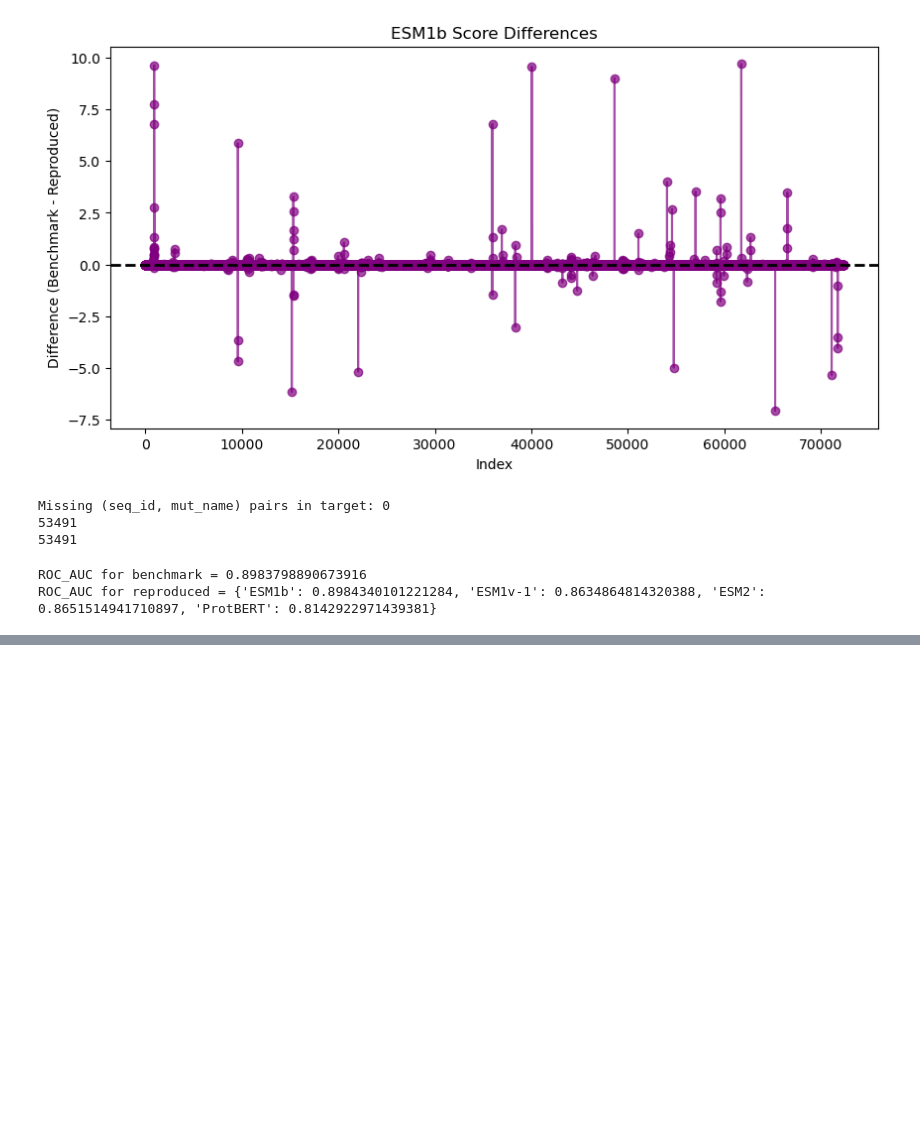
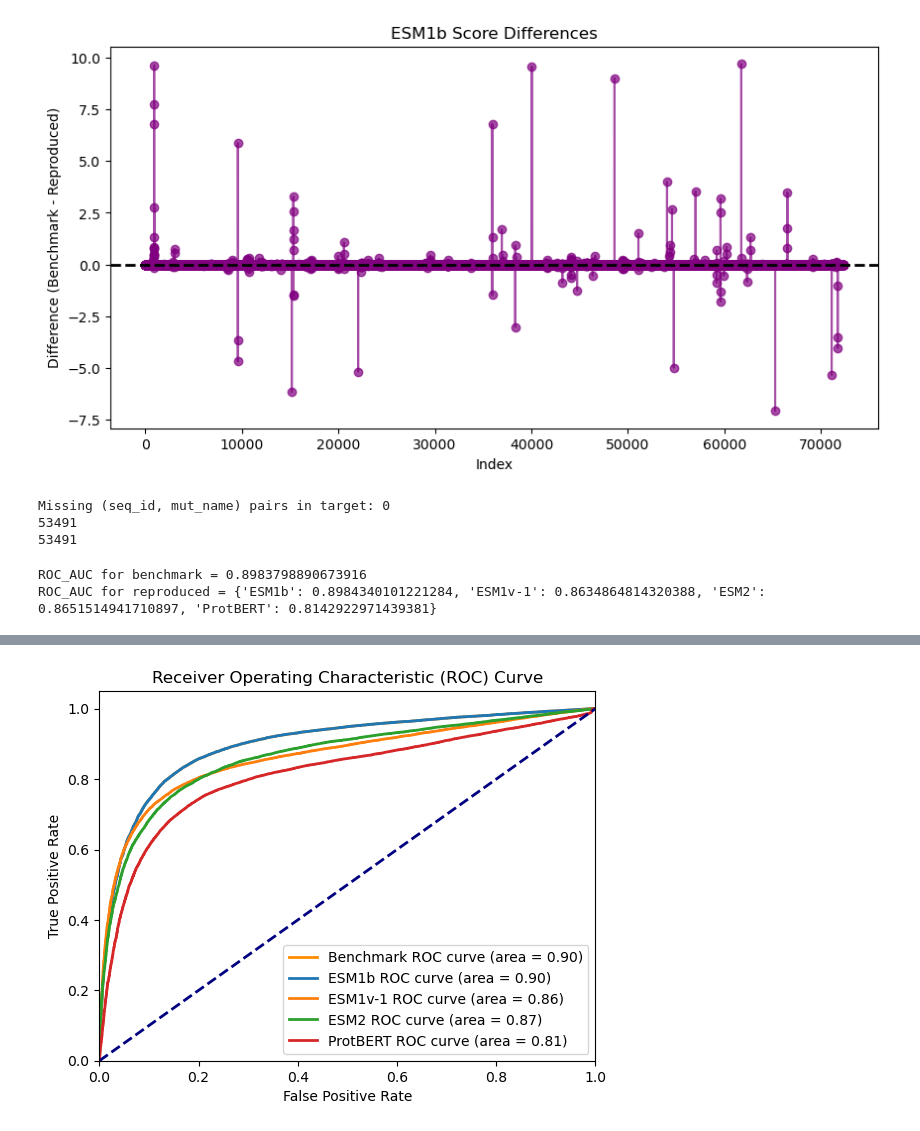
Before and after one commit to zhuohengwang/NYU-Langone, a Jupyter notebook: esm-variants/visualization_benchmark.ipynb, the cells around one changed output, grey strips where cells are left out. Drawn from its saved outputs; the diff is of its cells as text; code cells hidden in the pictures; blank space fills up the shorter version.

```diff
--- a/esm-variants/visualization_benchmark.ipynb
+++ b/esm-variants/visualization_benchmark.ipynb
@@ -141,0 +144,30 @@ plt.show()
+# %%
+# Compute ROC curve and ROC area for the benchmark
+fpr_benchmark, tpr_benchmark, _ = roc_curve(benchmark_label, benchmark_score_labeled)
+roc_auc_benchmark = auc(fpr_benchmark, tpr_benchmark)
+
+# Plot the ROC curve for the benchmark
+plt.figure()
+plt.plot(fpr_benchmark, tpr_benchmark, color='darkorange', lw=2, label=f'Benchmark ROC curve (area = {roc_auc_benchmark:.2f})')
+
+# Compute ROC curve and ROC area for each model in the reproduced scores
+for model_name, model_value in reproduced_score_labeled_dict.items():
+    fpr, tpr, _ = roc_curve(reproduced_label, model_value)
+    roc_auc = auc(fpr, tpr)
+    plt.plot(fpr, tpr, lw=2, label=f'{model_name} ROC curve (area = {roc_auc:.2f})')
+
+# Plot the diagonal line (random classifier)
+plt.plot([0, 1], [0, 1], color='navy', lw=2, linestyle='--')
+
+# Set plot properties
+plt.xlim([0.0, 1.0])
+plt.ylim([0.0, 1.05])
+plt.xlabel('False Positive Rate')
+plt.ylabel('True Positive Rate')
+plt.title('Receiver Operating Characteristic (ROC) Curve')
+plt.legend(loc="lower right")
+
+# Show the plot
+plt.show()
+# %% [output]
+[figure, added]
```
Also changed, not shown: parts of 2 cells of this notebook, 9 other files.
